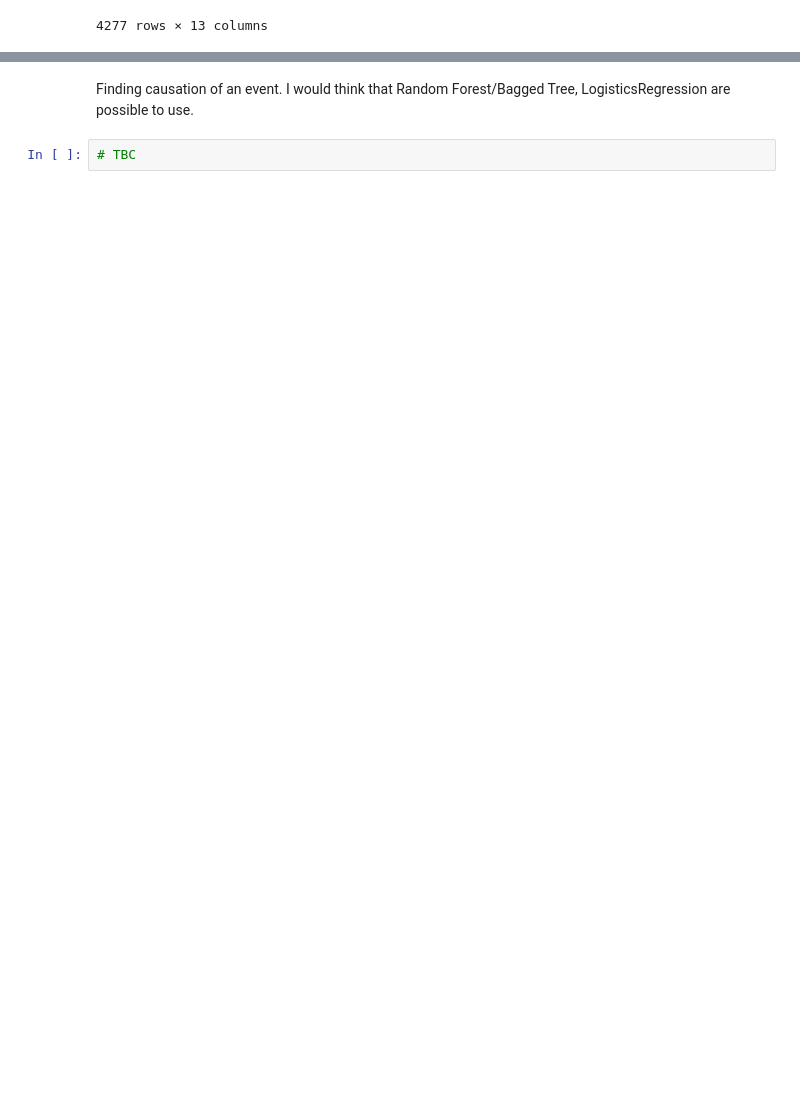
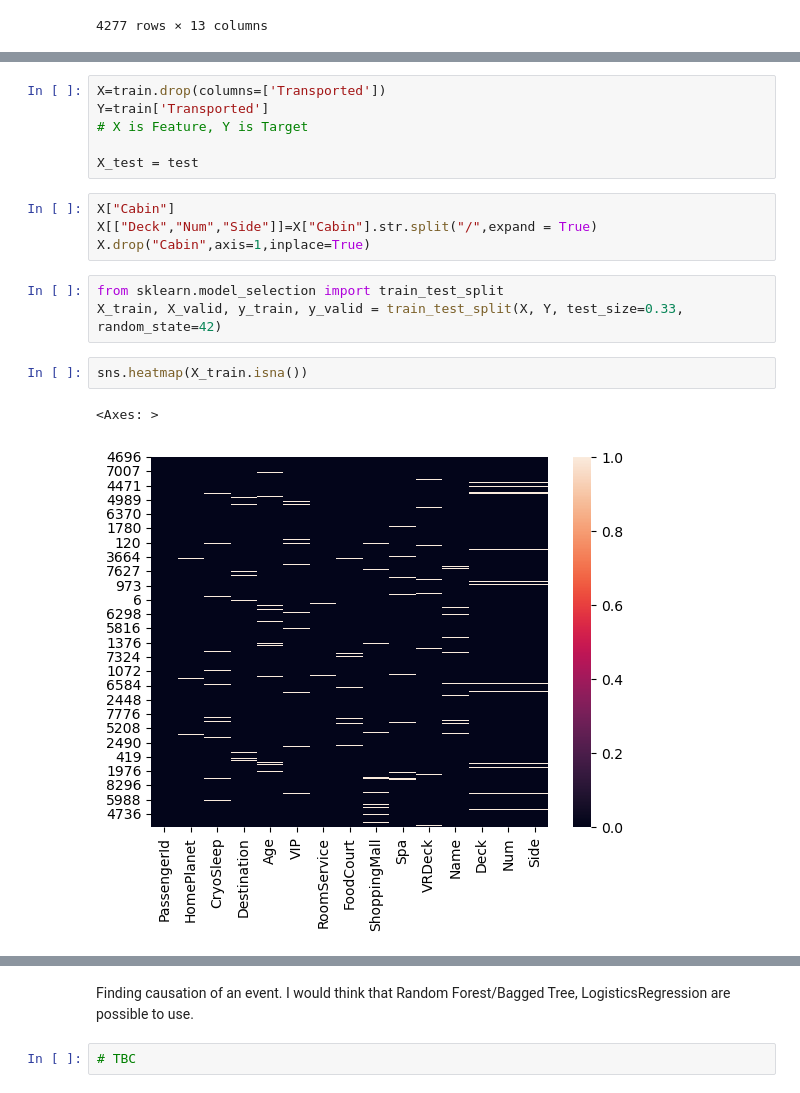
Before and after one commit to lseeker5/Spaceship-Titanic, a Jupyter notebook: spaceship-titanic-v1.ipynb, the cells around one changed output, grey strips where cells are left out. Drawn from its saved outputs; the diff is of its cells as text; blank space fills up the shorter version.

```diff
--- a/spaceship-titanic-v1.ipynb
+++ b/spaceship-titanic-v1.ipynb
@@ -283,0 +296,18 @@ test
+# %%
+X=train.drop(columns=['Transported'])
+Y=train['Transported']
+# X is Feature, Y is Target
+
+X_test = test
+# %%
+X["Cabin"]
+X[["Deck","Num","Side"]]=X["Cabin"].str.split("/",expand = True)
+X.drop("Cabin",axis=1,inplace=True)
+# %%
+from sklearn.model_selection import train_test_split
+X_train, X_valid, y_train, y_valid = train_test_split(X, Y, test_size=0.33, random_state=42)
+# %%
+sns.heatmap(X_train.isna())
+# %% [output]
+<Axes: >
+[figure, added]
```
Also changed, not shown: parts of 2 cells of this notebook.
